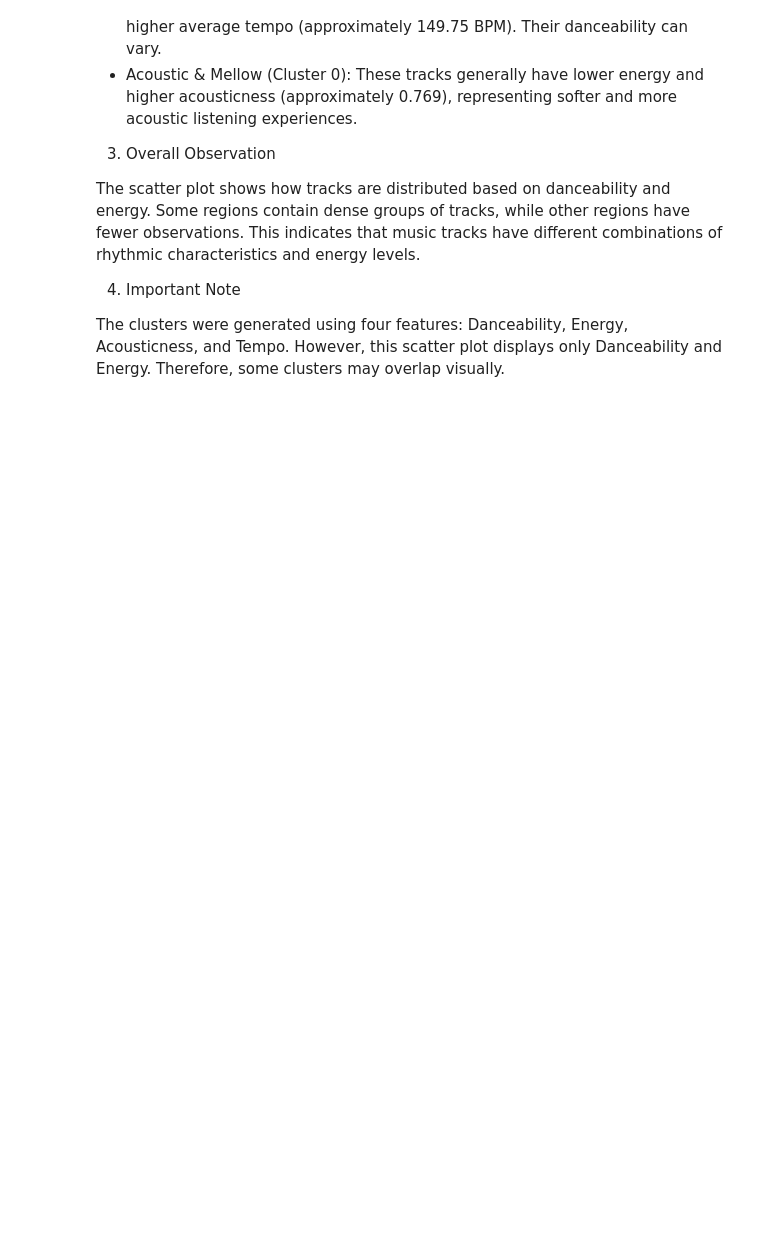
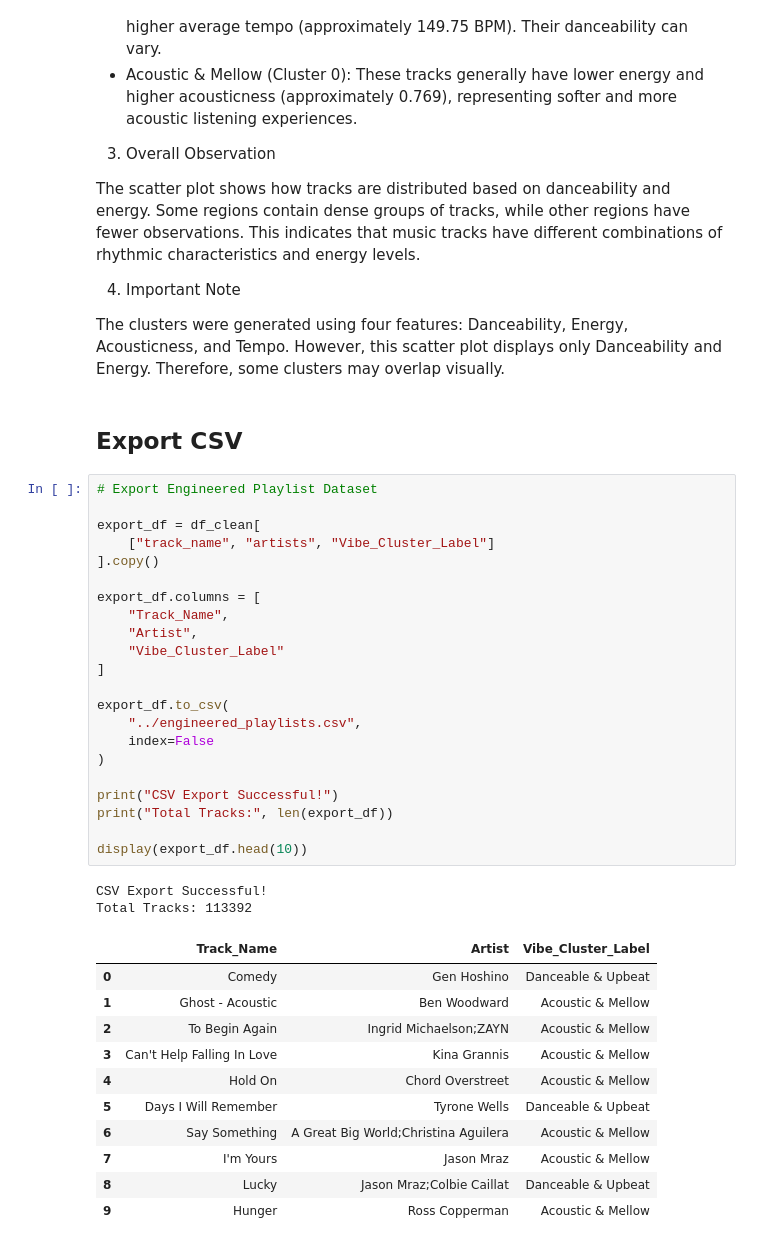
Before and after one commit to mdraihanmostafa746-coder/Spotify-Music-Taste-Clustering, a Jupyter notebook: notebooks/spotify_clustering.ipynb, the cells around one changed output. Saved outputs shown, nothing was run; the diff lists cells and outputs as text; blank space fills up the shorter version.

Commit message:
Export engineered playlists and save trained KMeans model

```diff
--- a/notebooks/spotify_clustering.ipynb
+++ b/notebooks/spotify_clustering.ipynb
@@ -532,3 +532,41 @@ The scatter plot shows how tracks are distributed based on danceability and ener
 4. Important Note
 
 The clusters were generated using four features: Danceability, Energy, Acousticness, and Tempo. However, this scatter plot displays only Danceability and Energy. Therefore, some clusters may overlap visually.
+# %% [markdown]
+## Export CSV
+# %%
+# Export Engineered Playlist Dataset
+
+export_df = df_clean[
+    ["track_name", "artists", "Vibe_Cluster_Label"]
+].copy()
+
+export_df.columns = [
+    "Track_Name",
+    "Artist",
+    "Vibe_Cluster_Label"
+]
+
+export_df.to_csv(
+    "../engineered_playlists.csv",
+    index=False
+)
+
+print("CSV Export Successful!")
+print("Total Tracks:", len(export_df))
+
+display(export_df.head(10))
+# %% [output]
+CSV Export Successful!
+Total Tracks: 113392
+|  | Track_Name | Artist | Vibe_Cluster_Label |
+| 0 | Comedy | Gen Hoshino | Danceable & Upbeat |
+| 1 | Ghost - Acoustic | Ben Woodward | Acoustic & Mellow |
+| 2 | To Begin Again | Ingrid Michaelson;ZAYN | Acoustic & Mellow |
+| 3 | Can't Help Falling In Love | Kina Grannis | Acoustic & Mellow |
+| 4 | Hold On | Chord Overstreet | Acoustic & Mellow |
+| 5 | Days I Will Remember | Tyrone Wells | Danceable & Upbeat |
+| 6 | Say Something | A Great Big World;Christina Aguilera | Acoustic & Mellow |
+| 7 | I'm Yours | Jason Mraz | Acoustic & Mellow |
+| 8 | Lucky | Jason Mraz;Colbie Caillat | Danceable & Upbeat |
+| 9 | Hunger | Ross Copperman | Acoustic & Mellow |
```
Also changed, not shown: parts of 4 cells of this notebook, 2 other files.
